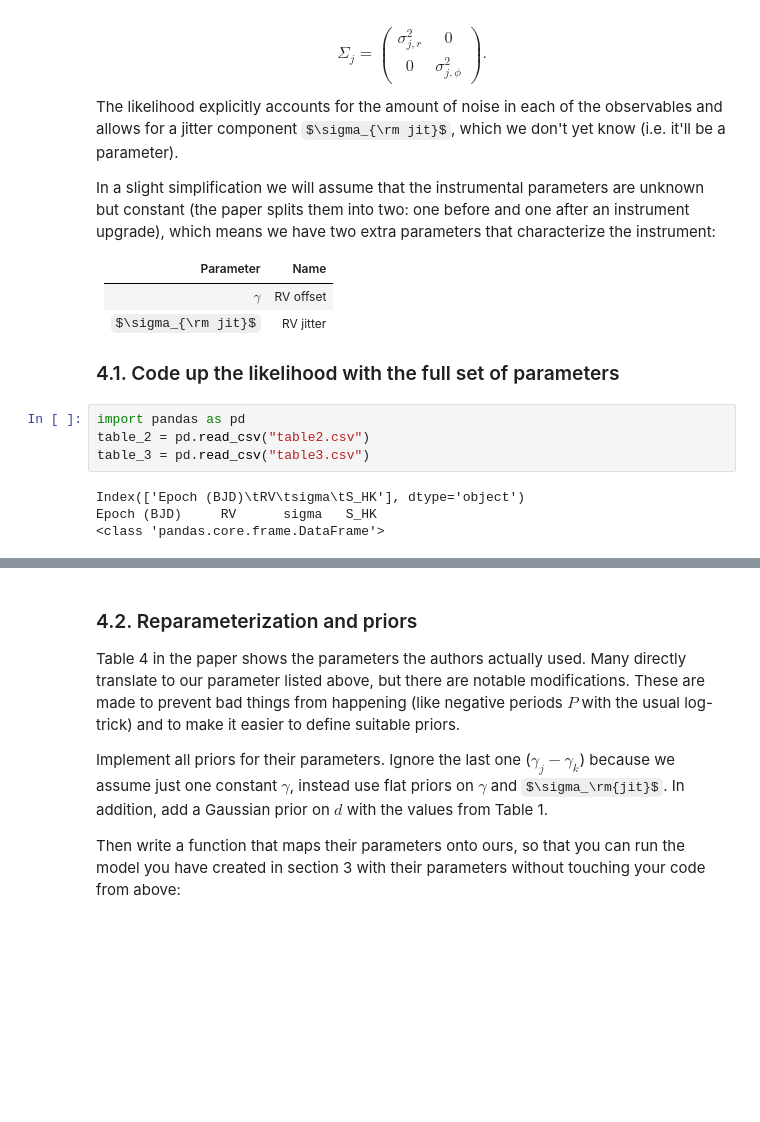
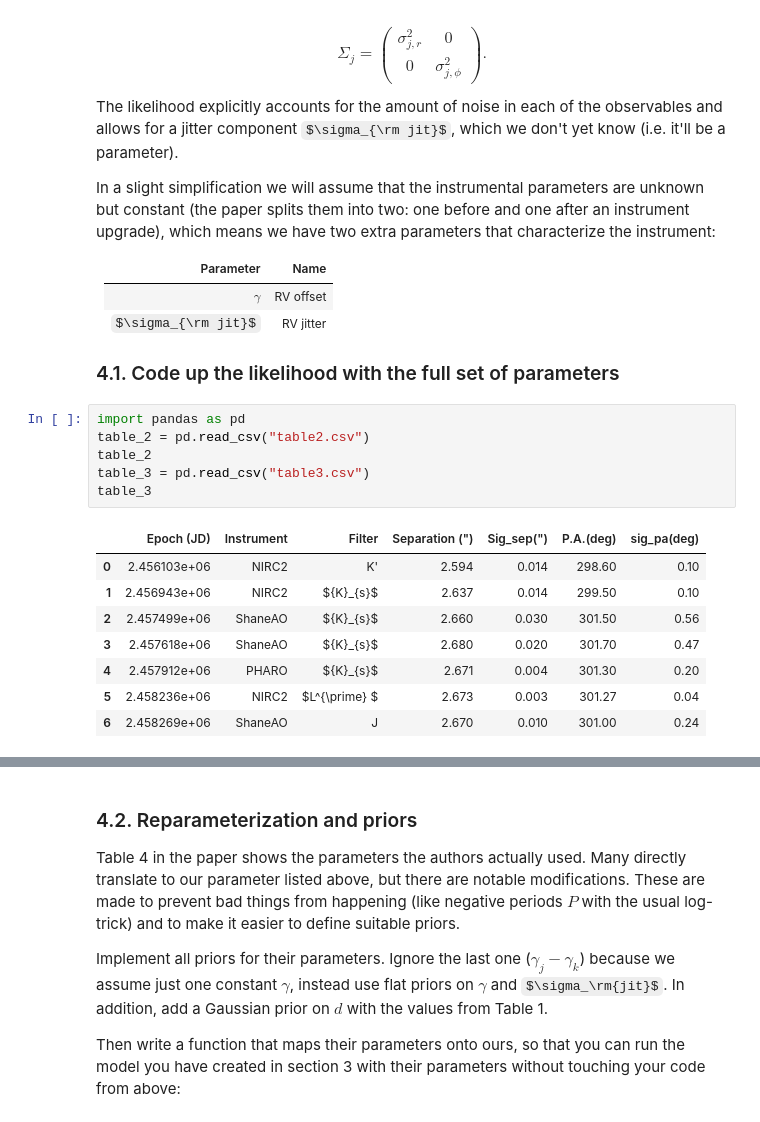
Before and after one commit to m4ese/astroResearchMethods, a Jupyter notebook: FinalProject.ipynb, the cells around one changed output, grey strips where cells are left out. Drawn from its saved outputs; the diff is of its cells as text; some formulas as TeX source; blank space fills up the shorter version.

```diff
--- a/FinalProject.ipynb
+++ b/FinalProject.ipynb
@@ -570,11 +570,18 @@ In a slight simplification we will assume that the instrumental parameters are u
 # %%
 import pandas as pd
 table_2 = pd.read_csv("table2.csv")
+table_2
 table_3 = pd.read_csv("table3.csv")
+table_3
 # %% [output]
-Index(['Epoch (BJD)\tRV\tsigma\tS_HK'], dtype='object')
-Epoch (BJD)     RV      sigma   S_HK
-<class 'pandas.core.frame.DataFrame'>
+|  | Epoch (JD) | Instrument | Filter | Separation (") | Sig_sep(") | P.A.(deg) | sig_pa(deg) |
+| 0 | 2.456103e+06 | NIRC2 | K' | 2.594 | 0.014 | 298.60 | 0.10 |
+| 1 | 2.456943e+06 | NIRC2 | ${K}_{s}$ | 2.637 | 0.014 | 299.50 | 0.10 |
+| 2 | 2.457499e+06 | ShaneAO | ${K}_{s}$ | 2.660 | 0.030 | 301.50 | 0.56 |
+| 3 | 2.457618e+06 | ShaneAO | ${K}_{s}$ | 2.680 | 0.020 | 301.70 | 0.47 |
+| 4 | 2.457912e+06 | PHARO | ${K}_{s}$ | 2.671 | 0.004 | 301.30 | 0.20 |
+| 5 | 2.458236e+06 | NIRC2 | $L^{\prime} $ | 2.673 | 0.003 | 301.27 | 0.04 |
+| 6 | 2.458269e+06 | ShaneAO | J | 2.670 | 0.010 | 301.00 | 0.24 |
 # %%
 def log_like(params,D_rv,D_di):
     '''Log Likelihood given by this paper
```
Also changed, not shown: parts of 6 cells of this notebook.
